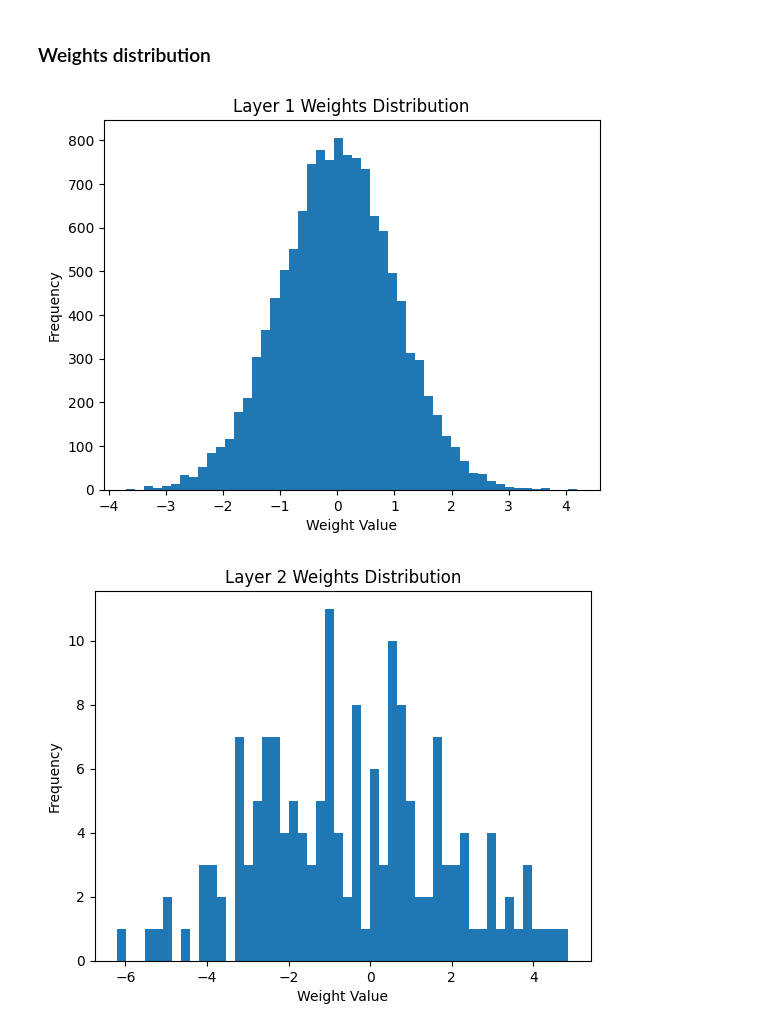
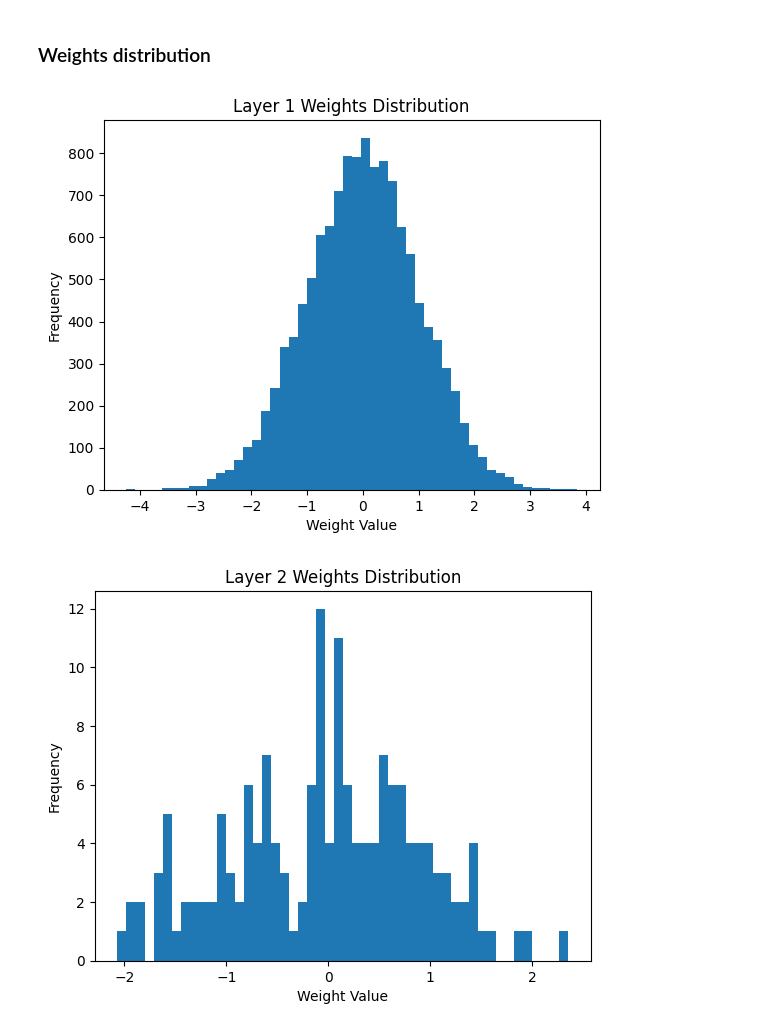
Before and after one commit to marcotuliomrt/NN-from-scratch, a Jupyter notebook: nn_scratch.ipynb, the cells around one changed output. Cells and saved outputs as stored; diff of their text form; code cells hidden in the pictures.

```diff
--- a/nn_scratch.ipynb
+++ b/nn_scratch.ipynb
@@ -208,5 +210,5 @@ class NN():
 # %%
-bla = NN([784, 16, 10])
+model = NN([784, 16, 10])
 
 batch_size = 20
 epochs = 6
@@ -229,13 +231,13 @@ for i in range(epochs):
 
         for x, y in batch:
             a0 = x.ravel()
-            output = bla.forward(a0, activation_func)
+            output = model.forward(a0, activation_func)
 
             target = np.zeros(10)
             target[y] = 1
 
             sample_idx +=1
-            bla.backpropagation(target, batch_size, activation_func, optimizer)
+            model.backpropagation(target, batch_size, activation_func, optimizer)
 
             loss_raw = 0.5*(target - output)**2
             loss = sum(loss_raw)/len(loss_raw)
@@ -247,14 +249,14 @@ for i in range(epochs):
                 loss_cumulated = 0
 
 
-        bla.optimization(lr, optimizer, sample_idx)
-        bla.reset_cumulated_gradients()
+        model.optimization(lr, optimizer, sample_idx)
+        model.reset_cumulated_gradients()
 
 
     epoch_loss = loss_cumulated_epoch/len(y_train)
     epoch_timespam = time.time() - epoch_time
     print(f"Epoch {(i+1)}/{epochs},   epoch loss: {epoch_loss:.5},   epoch time: {epoch_timespam:.1f}s")
-bla.reset_cumulated_adam_factors()
+model.reset_cumulated_adam_factors()
 # %% [output]
  ----- Neural net layout -----
     Input with 784 valeus
@@ -271,0 +274,2 @@ Epoch 6/6,   epoch loss: 0.0056806,   epoch time: 32.7s
+# %%
+model = NN([784, 16, 10])
@@ -272,10 +282,19 @@ Epoch 6/6,   epoch loss: 0.0056806,   epoch time: 32.7s
+# %%
+load_params = "False"
+
+if load_params == "True":
+    loaded_weights = np.load('saved_weights.npy', allow_pickle=True)
+    loaded_biases = np.load('saved_biases.npy', allow_pickle=True)
+
+    model.weight_list = loaded_weights
+    model.bias_list = loaded_biases
 # %%
 f = 0
 v = 0
 for i in range(x_test.shape[0]):
     x = x_test[i].ravel()
     y = y_test[i]
-    output = bla.forward(x, activation_func)
+    output = model.forward(x, activation_func)
     # bla.reset()
     predicted = np.argmax(output)
     if predicted == y:
@@ -308,13 +325,13 @@ plt.show()
 # %% [markdown]
 ### Weights distribution
 # %%
-for i, layer_weights in enumerate(g.weight_list):
+for i, layer_weights in enumerate(model.weight_list):
     plt.figure()
     plt.hist(layer_weights.flatten(), bins=50)
     plt.title(f'Layer {i+1} Weights Distribution')
     plt.xlabel('Weight Value')
     plt.ylabel('Frequency')
     plt.show()
 # %% [output]
-[figure, old version]
+[figure, new version]
-[figure, old version]
+[figure, new version]
```
Also changed, not shown: parts of 12 cells of this notebook, 2 other files.
